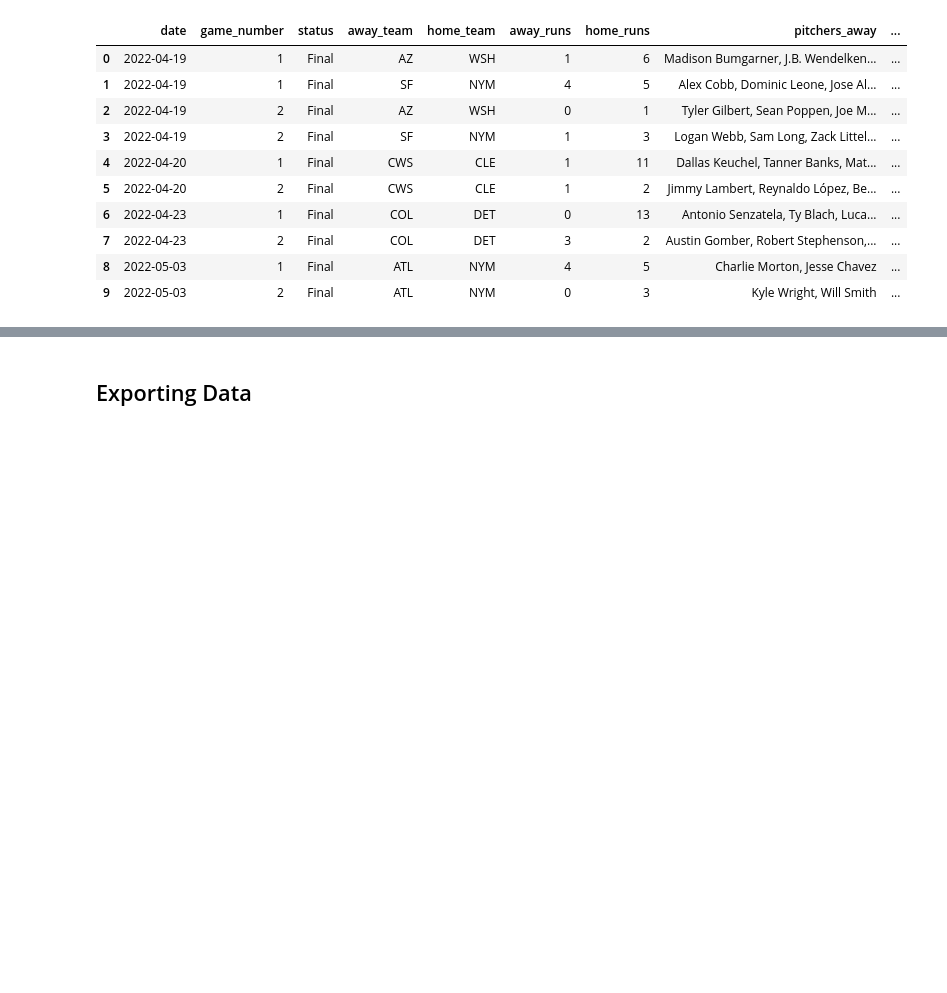
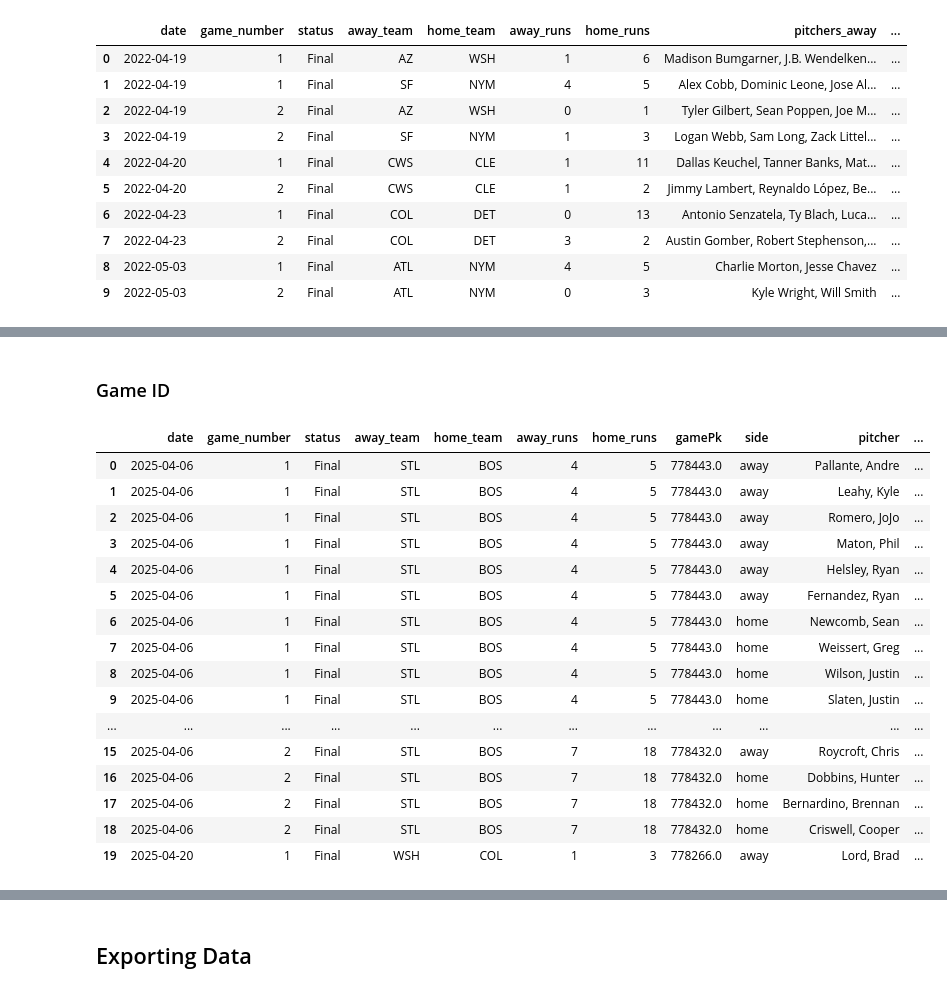
Before and after one commit to Sam-Gartenstein/home-run-prediction, a Jupyter notebook: Double Headers.ipynb, the cells around one changed output, grey strips where cells are left out. Saved outputs shown, nothing was run; the diff lists cells and outputs as text; code cells hidden in the pictures; blank space fills up the shorter version.

Commit message:
Added game ID, but I am going to change my strategy of getting the data so there are no NAs as with Statcast

```diff
--- a/Double Headers.ipynb
+++ b/Double Headers.ipynb
@@ -972,0 +1108,23 @@ Season 2022
+# %%
+def first_last_to_last_first(name):
+    if pd.isna(name):
+        return name
+    s = str(name).strip()
+    if s == "" or s.lower() == "nan":
+        return pd.NA
+    parts = s.split()
+    if len(parts) == 1:
+        return s  # e.g., "Cher" (rare, but safe)
+    last = parts[-1]
+    first = " ".join(parts[:-1])
+    return f"{last}, {first}"
+# %%
+dh_25_full["pitcher"] = dh_25_full["pitcher"].map(first_last_to_last_first)
+dh_24_full["pitcher"] = dh_24_full["pitcher"].map(first_last_to_last_first)
+dh_23_full["pitcher"] = dh_23_full["pitcher"].map(first_last_to_last_first)
+dh_22_full["pitcher"] = dh_22_full["pitcher"].map(first_last_to_last_first)
+
+display(HTML("<h4>Season 2025</h4>")); display(dh_25_full.head(10))
+display(HTML("<h4>Season 2024</h4>")); display(dh_24_full.head(10))
+display(HTML("<h4>Season 2023</h4>")); display(dh_23_full.head(10))
+display(HTML("<h4>Season 2022</h4>")); display(dh_22_full.head(10))
@@ -972,0 +1180,42 @@ Season 2022
+# %% [markdown]
+### Game ID
+# %%
+def add_game_id(df):
+    df = df.copy()
+
+    df["game_date_temp"] = (
+        pd.to_datetime(df["date"])
+        .dt.strftime("%Y%m%d")
+    )
+
+    df["game_id"] = (
+        df["game_date_temp"]
+        + "_"
+        + df["away_team"].astype(str)
+        + "@"
+        + df["home_team"].astype(str)
+    )
+
+    df = df.drop(columns=["game_date_temp"])
+    return df
+# %%
+dh_25_full = add_game_id(dh_25_full)
+dh_25_full.head(20)
+# %% [output]
+|  | date | game_number | status | away_team | home_team | away_runs | home_runs | gamePk | side | pitcher | ... |
+| 0 | 2025-04-06 | 1 | Final | STL | BOS | 4 | 5 | 778443.0 | away | Pallante, Andre | ... |
+| 1 | 2025-04-06 | 1 | Final | STL | BOS | 4 | 5 | 778443.0 | away | Leahy, Kyle | ... |
+| 2 | 2025-04-06 | 1 | Final | STL | BOS | 4 | 5 | 778443.0 | away | Romero, JoJo | ... |
+| 3 | 2025-04-06 | 1 | Final | STL | BOS | 4 | 5 | 778443.0 | away | Maton, Phil | ... |
+| 4 | 2025-04-06 | 1 | Final | STL | BOS | 4 | 5 | 778443.0 | away | Helsley, Ryan | ... |
+| 5 | 2025-04-06 | 1 | Final | STL | BOS | 4 | 5 | 778443.0 | away | Fernandez, Ryan | ... |
+| 6 | 2025-04-06 | 1 | Final | STL | BOS | 4 | 5 | 778443.0 | home | Newcomb, Sean | ... |
+| 7 | 2025-04-06 | 1 | Final | STL | BOS | 4 | 5 | 778443.0 | home | Weissert, Greg | ... |
+| 8 | 2025-04-06 | 1 | Final | STL | BOS | 4 | 5 | 778443.0 | home | Wilson, Justin | ... |
+| 9 | 2025-04-06 | 1 | Final | STL | BOS | 4 | 5 | 778443.0 | home | Slaten, Justin | ... |
+| ... | ... | ... | ... | ... | ... | ... | ... | ... | ... | ... | ... |
+| 15 | 2025-04-06 | 2 | Final | STL | BOS | 7 | 18 | 778432.0 | away | Roycroft, Chris | ... |
+| 16 | 2025-04-06 | 2 | Final | STL | BOS | 7 | 18 | 778432.0 | home | Dobbins, Hunter | ... |
+| 17 | 2025-04-06 | 2 | Final | STL | BOS | 7 | 18 | 778432.0 | home | Bernardino, Brennan | ... |
+| 18 | 2025-04-06 | 2 | Final | STL | BOS | 7 | 18 | 778432.0 | home | Criswell, Cooper | ... |
+| 19 | 2025-04-20 | 1 | Final | WSH | COL | 1 | 3 | 778266.0 | away | Lord, Brad | ... |
```
Also changed, not shown: parts of 8 cells of this notebook.
